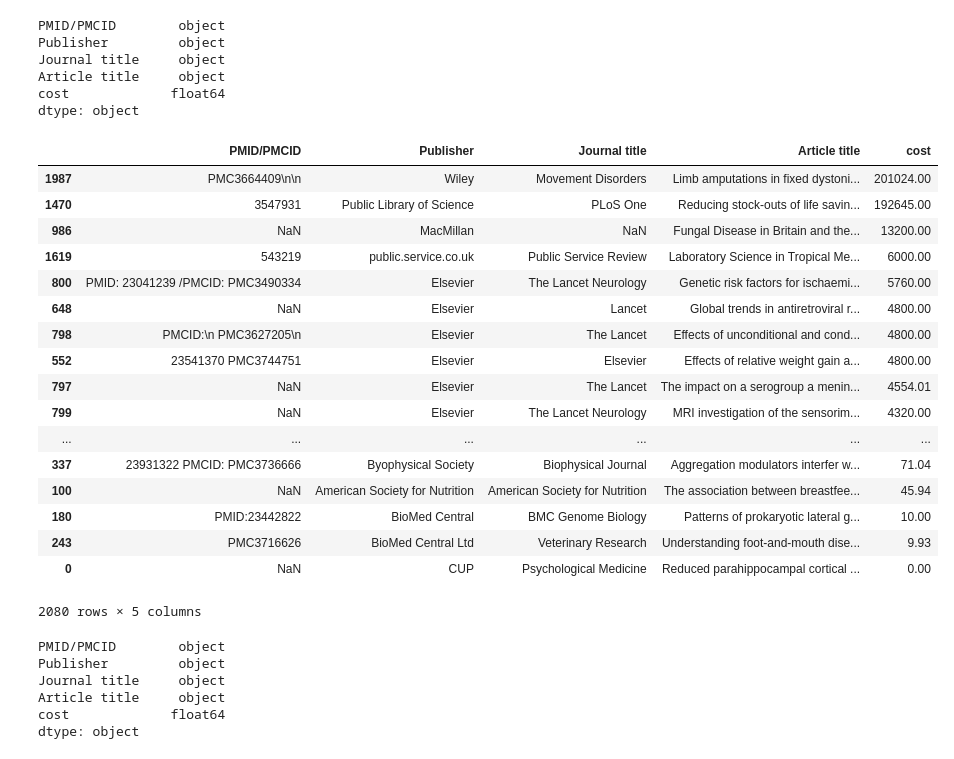
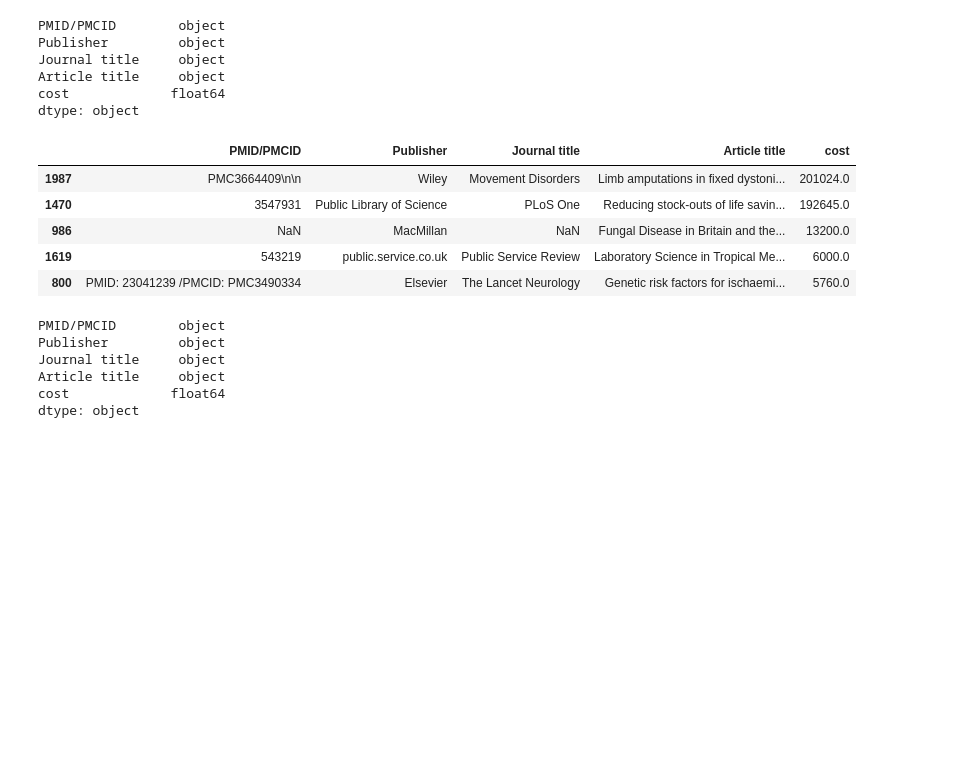
Before and after one commit to etterfred/Thinkful, a Jupyter notebook: 1.3.6 - Data Cleaning and Validation.ipynb, the cells around one changed output. Drawn from its saved outputs; the diff is of its cells as text; code cells hidden in the pictures; blank space fills up the shorter version.

```diff
--- a/1.3.6 - Data Cleaning and Validation.ipynb
+++ b/1.3.6 - Data Cleaning and Validation.ipynb
@@ -235,26 +223,14 @@ dtype: object
 # %%
 # remove strange high number of 999999.00.
 df_no_nines = df_rename[df_rename.cost != 999999.00]
-df_no_nines.sort_values(["cost"], ascending=0)
+df_no_nines.sort_values(["cost"], ascending=0).head()
 # %% [output]
 |  | PMID/PMCID | Publisher | Journal title | Article title | cost |
-| 1987 | PMC3664409\n\n | Wiley | Movement Disorders | Limb amputations in fixed dystoni... | 201024.00 |
-| 1470 | 3547931 | Public Library of Science | PLoS One | Reducing stock-outs of life savin... | 192645.00 |
-| 986 | NaN | MacMillan | NaN | Fungal Disease in Britain and the... | 13200.00 |
-| 1619 | 543219 | public.service.co.uk | Public Service Review | Laboratory Science in Tropical Me... | 6000.00 |
-| 800 | PMID: 23041239 /PMCID: PMC3490334 | Elsevier | The Lancet Neurology | Genetic risk factors for ischaemi... | 5760.00 |
-| 648 | NaN | Elsevier | Lancet | Global trends in antiretroviral r... | 4800.00 |
-| 798 | PMCID:\n PMC3627205\n | Elsevier | The Lancet | Effects of unconditional and cond... | 4800.00 |
-| 552 | 23541370 PMC3744751 | Elsevier | Elsevier | Effects of relative weight gain a... | 4800.00 |
-| 797 | NaN | Elsevier | The Lancet | The impact on a serogroup a menin... | 4554.01 |
-| 799 | NaN | Elsevier | The Lancet Neurology | MRI investigation of the sensorim... | 4320.00 |
-| ... | ... | ... | ... | ... | ... |
-| 337 | 23931322 PMCID: PMC3736666 | Byophysical Society | Biophysical Journal | Aggregation modulators interfer w... | 71.04 |
-| 100 | NaN | American Society for Nutrition | American Society for Nutrition | The association between breastfee... | 45.94 |
-| 180 | PMID:23442822 | BioMed Central | BMC Genome Biology | Patterns of prokaryotic lateral g... | 10.00 |
-| 243 | PMC3716626 | BioMed Central Ltd | Veterinary Research | Understanding foot-and-mouth dise... | 9.93 |
-| 0 | NaN | CUP | Psychological Medicine | Reduced parahippocampal cortical ... | 0.00 |
+| 1987 | PMC3664409\n\n | Wiley | Movement Disorders | Limb amputations in fixed dystoni... | 201024.0 |
+| 1470 | 3547931 | Public Library of Science | PLoS One | Reducing stock-outs of life savin... | 192645.0 |
+| 986 | NaN | MacMillan | NaN | Fungal Disease in Britain and the... | 13200.0 |
+| 1619 | 543219 | public.service.co.uk | Public Service Review | Laboratory Science in Tropical Me... | 6000.0 |
+| 800 | PMID: 23041239 /PMCID: PMC3490334 | Elsevier | The Lancet Neurology | Genetic risk factors for ischaemi... | 5760.0 |
-2080 rows × 5 columns
 # %%
 # just checking to make sure cost is still a float data type.
 df_no_nines.dtypes
```
Also changed, not shown: parts of 1 cell of this notebook.
